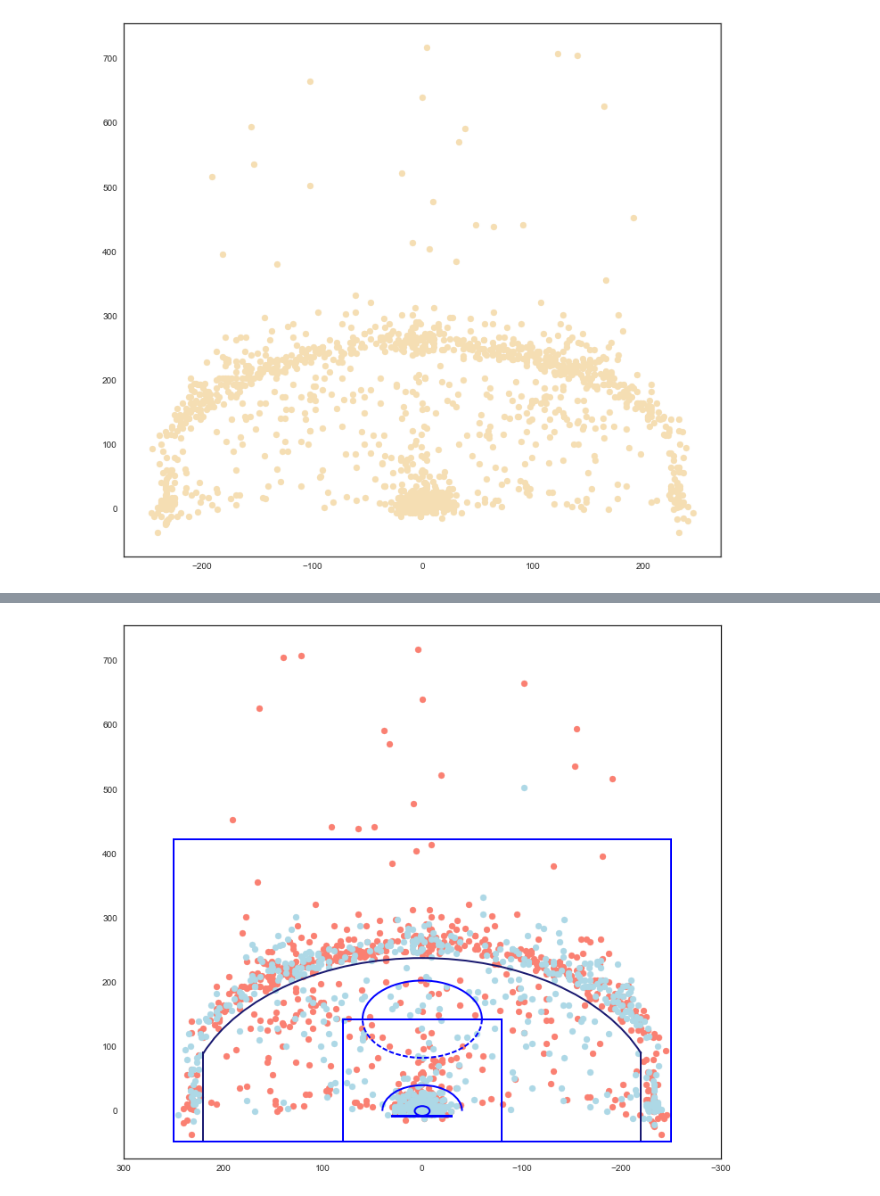
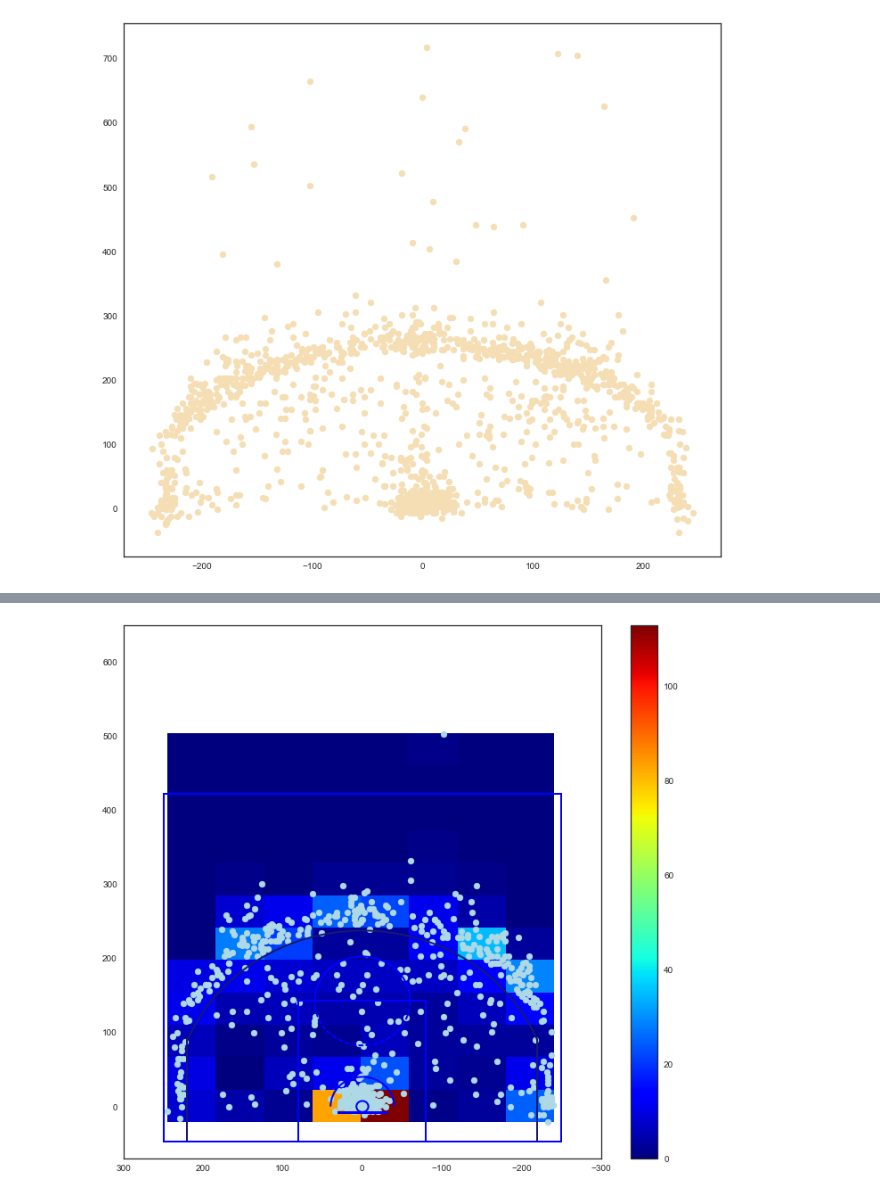
Before and after one commit to TomDonoghue/Pr_065, a Jupyter notebook: FInalProject.ipynb, the cells around one changed output, grey strips where cells are left out. Cells and saved outputs as stored; diff of their text form; code cells hidden in the pictures.

```diff
--- a/FInalProject.ipynb
+++ b/FInalProject.ipynb
@@ -122,16 +144,18 @@ miss_shots = df_shots[df_shots['EVENT_TYPE'] == 'Missed Shot']
 # %%
 plt.figure(figsize=(12,11))
-plt.scatter(miss_shots.LOC_X, miss_shots.LOC_Y, color='Salmon')
 plt.scatter(made_shots.LOC_X, made_shots.LOC_Y, color='#add8e6')
 draw_court(outer_lines=True)
+
 #making heatmap
+plt.hist2d(made_shots.LOC_X, made_shots.LOC_Y, (8, 12), cmap=plt.cm.jet)
+plt.colorbar()
+
 #heatmap, xedges, yedges = np.histogram2d(made_shots.LOC_X, made_shots.LOC_Y, 20)
 #extent = [xedges[0], xedges[-1], yedges[0], yedges[-1]]
 #plt.clf()
 #plt.imshow(heatmap.T, extent=extent, origin='lower')
-
-# Descending values along the axis from left to right
 plt.xlim(300,-300)
+plt.ylim(-70,650)
 plt.show()
 # %% [output]
-[figure, old version]
+[figure, new version]
```
Also changed, not shown: parts of 5 cells of this notebook.
